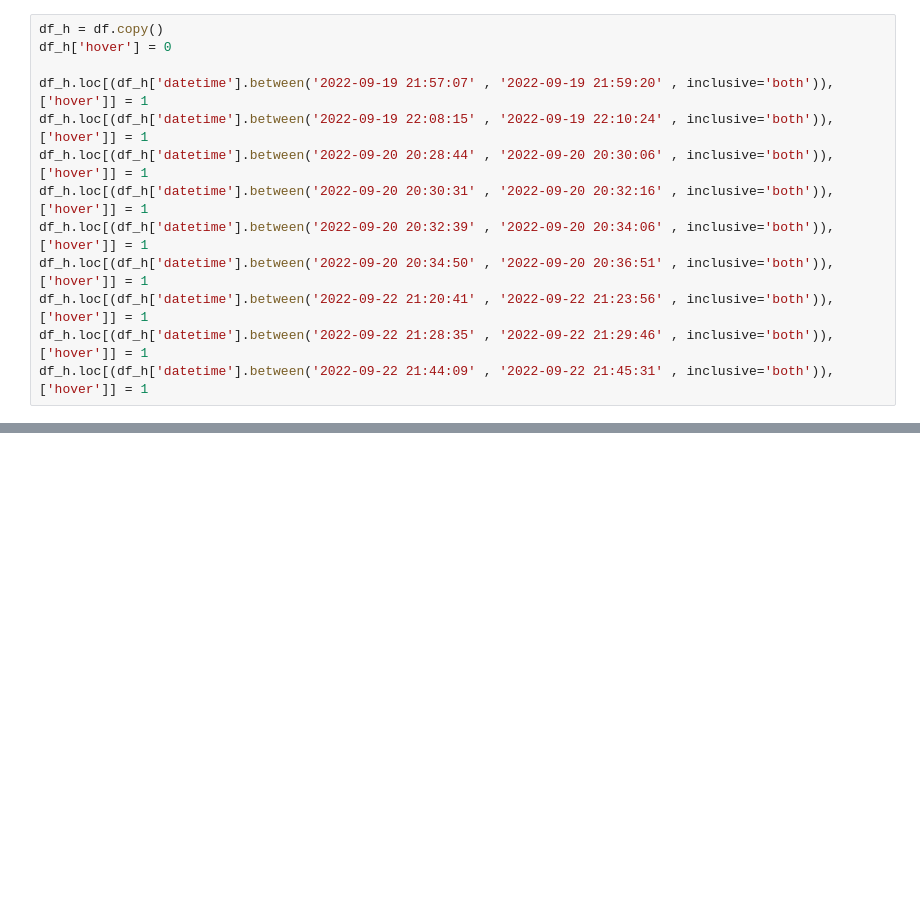
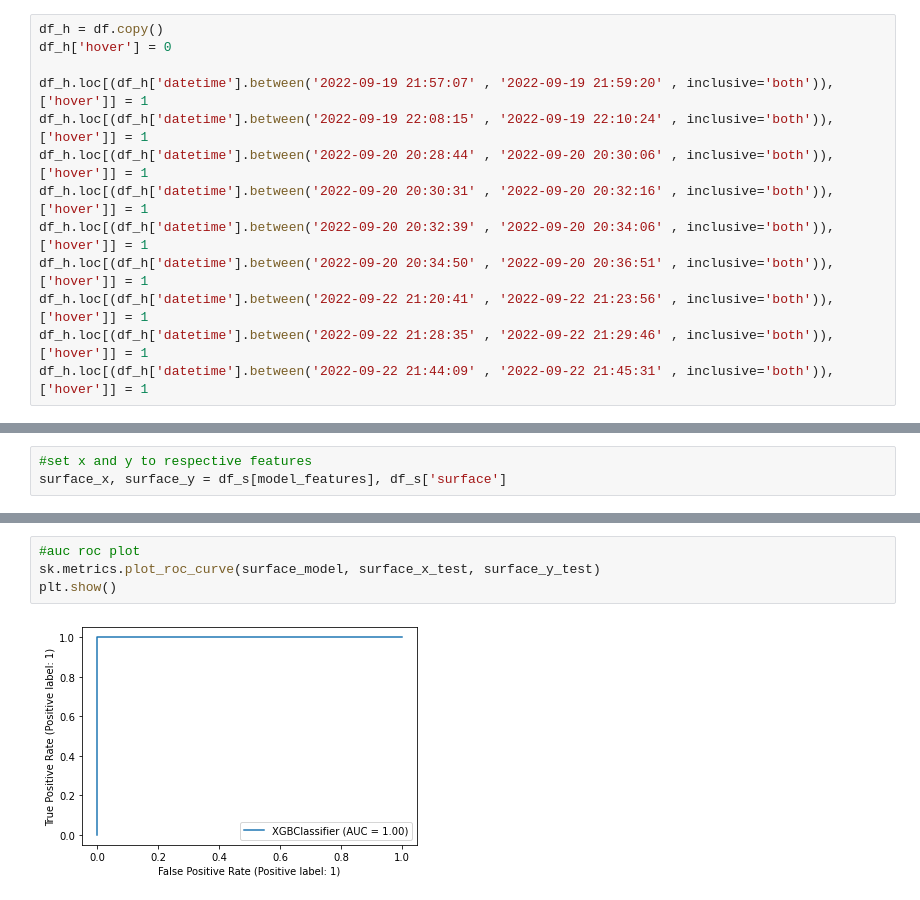
Before and after one commit to twolf190/Valkyrie, a Jupyter notebook: ML/ML_kvd_xgboost.ipynb, the cells around one changed output, grey strips where cells are left out. Saved outputs shown, nothing was run; the diff lists cells and outputs as text; blank space fills up the shorter version.

```diff
--- a/ML/ML_kvd_xgboost.ipynb
+++ b/ML/ML_kvd_xgboost.ipynb
@@ -245,0 +282,3 @@ plt.show()
+# %%
+#set x and y to respective features
+surface_x, surface_y = df_s[model_features], df_s['surface']
@@ -245,0 +350,6 @@ plt.show()
+# %%
+#auc roc plot
+sk.metrics.plot_roc_curve(surface_model, surface_x_test, surface_y_test)
+plt.show()
+# %% [output]
+[figure, added]
```
Also changed, not shown: parts of 40 cells of this notebook.
